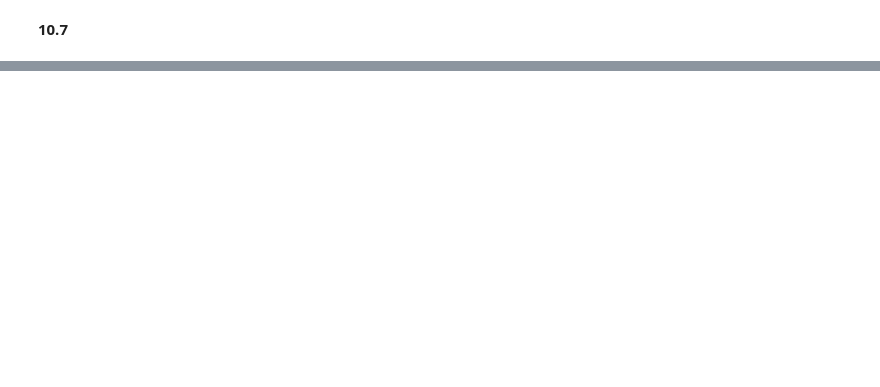
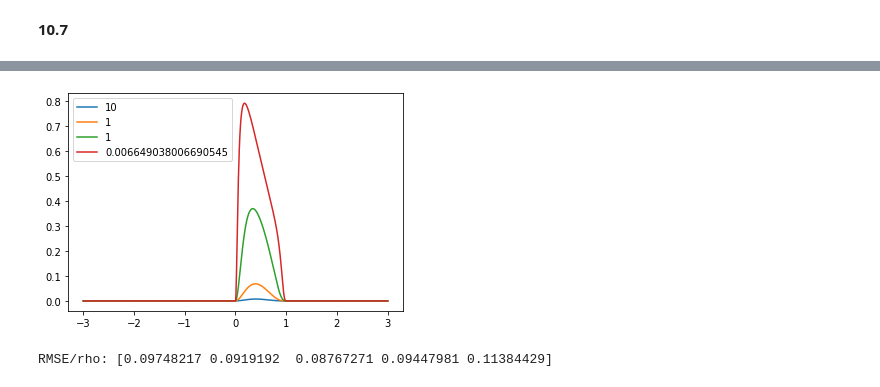
Before and after one commit to IanFla/Monte-Carlo, a Jupyter notebook: Ch10.ipynb, the cells around one changed output, grey strips where cells are left out. Drawn from its saved outputs; the diff is of its cells as text; code cells hidden in the pictures; blank space fills up the shorter version.

```diff
--- a/Ch10.ipynb
+++ b/Ch10.ipynb
@@ -114,0 +283,40 @@ print(1/np.sqrt(n),np.std(mu))
+# %%
+K=10
+def bridge(Rho):
+    n0=1000
+    n1=1200
+    s0=n0/(n0+n1)
+    s1=n1/(n0+n1)
+    X0=p0rvs(n0)
+    X1=p1rvs(n1)
+    p0X0=p0(X0)
+    p0X1=p0(X1)
+    p1X0=p1(X0)
+    p1X1=p1(X1)
+    RhoE=np.zeros_like(Rho)
+    for i,rho0 in enumerate(Rho):
+        nom=p1X0/(rho0*s0*p0X0+s1*p1X0)
+        den=p0X1/(rho0*s0*p0X1+s1*p1X1)
+        RhoE[i]=np.mean(nom)/np.mean(den)
+
+    return RhoE
+
+p12=lambda x,rho0: p0(x)*p1(x)/(rho0*s0*p0(x)+s1*p1(x))
+plt.plot(x,p12(x,10),label=10)
+plt.plot(x,p12(x,1),label=1)
+plt.plot(x,p12(x,0.1),label=1)
+plt.plot(x,p12(x,rho),label=rho)
+plt.legend()
+plt.show()
+# %% [output]
+[figure, added]
+# %%
+rep=10000
+Rho=[100*rho,10*rho,rho,rho/10,rho/100]
+Data=np.zeros([rep,len(Rho)])
+for i in range(rep):
+    Data[i]=bridge(Rho)
+
+print('RMSE/rho:',np.sqrt(np.mean((Data-rho)**2,axis=0))/rho)
+# %% [output]
+RMSE/rho: [0.09748217 0.0919192  0.08767271 0.09447981 0.11384429]
```
Also changed, not shown: parts of 15 cells of this notebook.
